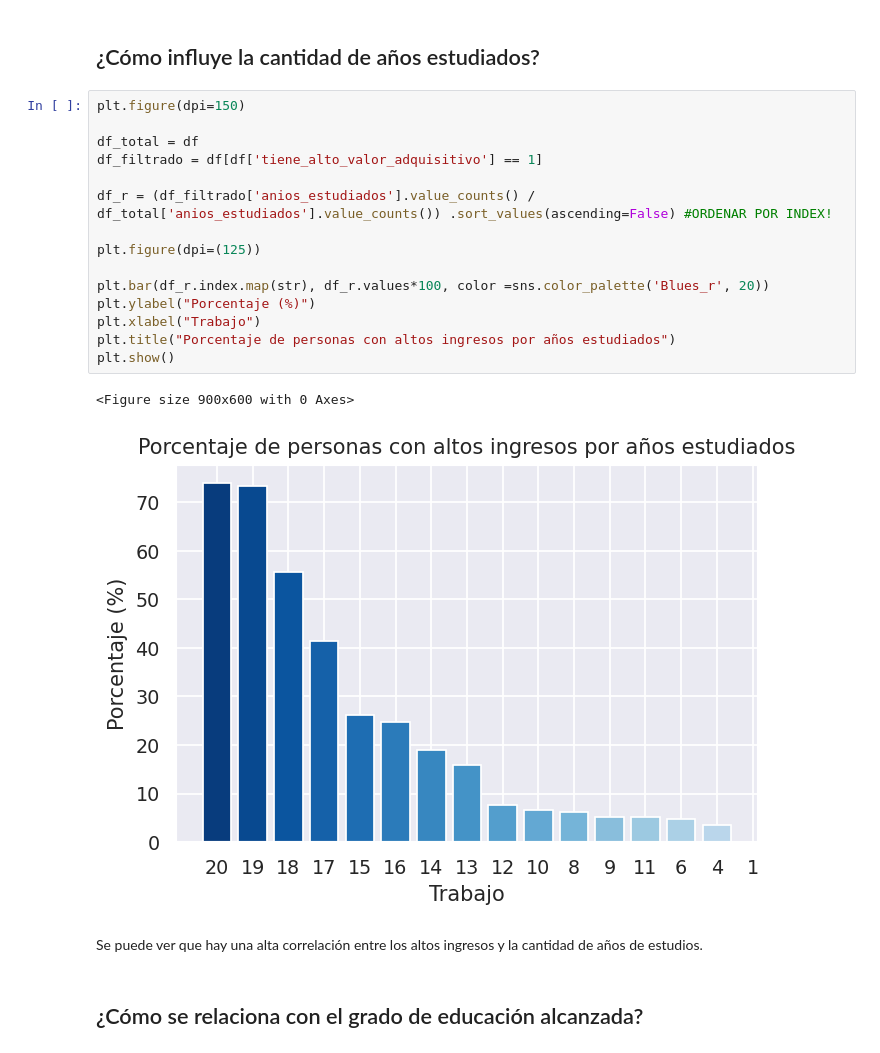
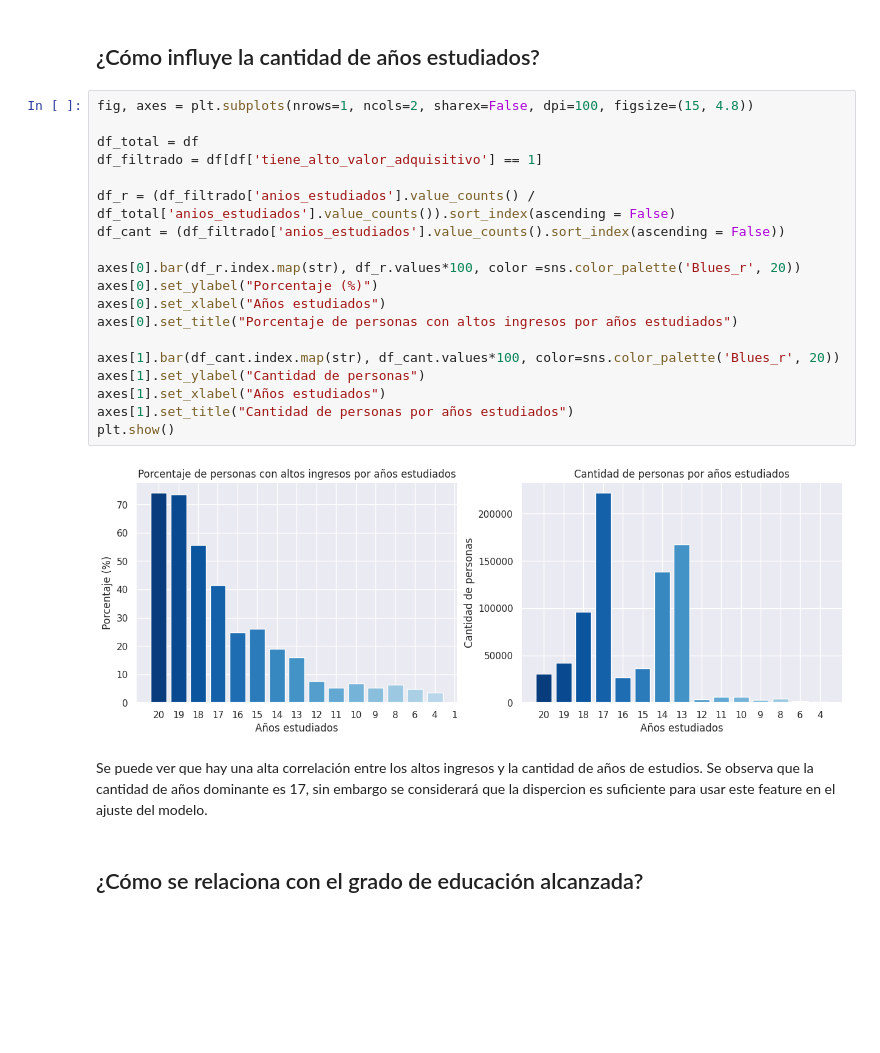
Before and after one commit to TomasArrachea/TP-Organizacion-de-Datos, a Jupyter notebook: informe.ipynb, the cells around one changed output. Saved outputs shown, nothing was run; the diff lists cells and outputs as text; blank space fills up the shorter version.

Commit message:
agrego un grafico para la cantidad de años estudiados y retoco la conclusion

```diff
--- a/informe.ipynb
+++ b/informe.ipynb
@@ -234,25 +234,28 @@ plt.show()
 # %% [markdown]
 ## ¿Cómo influye la cantidad de años estudiados?
 # %%
-plt.figure(dpi=150)
+fig, axes = plt.subplots(nrows=1, ncols=2, sharex=False, dpi=100, figsize=(15, 4.8))
 
 df_total = df
 df_filtrado = df[df['tiene_alto_valor_adquisitivo'] == 1]
 
-df_r = (df_filtrado['anios_estudiados'].value_counts() / df_total['anios_estudiados'].value_counts()) .sort_values(ascending=False) #ORDENAR POR INDEX!
+df_r = (df_filtrado['anios_estudiados'].value_counts() / df_total['anios_estudiados'].value_counts()).sort_index(ascending = False)
+df_cant = (df_filtrado['anios_estudiados'].value_counts().sort_index(ascending = False))
 
-plt.figure(dpi=(125))
+axes[0].bar(df_r.index.map(str), df_r.values*100, color =sns.color_palette('Blues_r', 20))
+axes[0].set_ylabel("Porcentaje (%)")
+axes[0].set_xlabel("Años estudiados")
+axes[0].set_title("Porcentaje de personas con altos ingresos por años estudiados")
 
-plt.bar(df_r.index.map(str), df_r.values*100, color =sns.color_palette('Blues_r', 20))
-plt.ylabel("Porcentaje (%)")
-plt.xlabel("Trabajo")
-plt.title("Porcentaje de personas con altos ingresos por años estudiados")
+axes[1].bar(df_cant.index.map(str), df_cant.values*100, color=sns.color_palette('Blues_r', 20))
+axes[1].set_ylabel("Cantidad de personas")
+axes[1].set_xlabel("Años estudiados")
+axes[1].set_title("Cantidad de personas por años estudiados")
 plt.show()
 # %% [output]
-<Figure size 900x600 with 0 Axes>
-[figure, old version]
+[figure, new version]
 # %% [markdown]
-Se puede ver que hay una alta correlación entre los altos ingresos y la cantidad de años de estudios.
+Se puede ver que hay una alta correlación entre los altos ingresos y la cantidad de años de estudios. Se observa que la cantidad de años dominante es 17, sin embargo se considerará que la dispercion es suficiente para usar este feature en el ajuste del modelo.
 # %% [markdown]
 ## ¿Cómo se relaciona con el grado de educación alcanzada?
 # %% [markdown]
```
Also changed, not shown: parts of 2 cells of this notebook.
